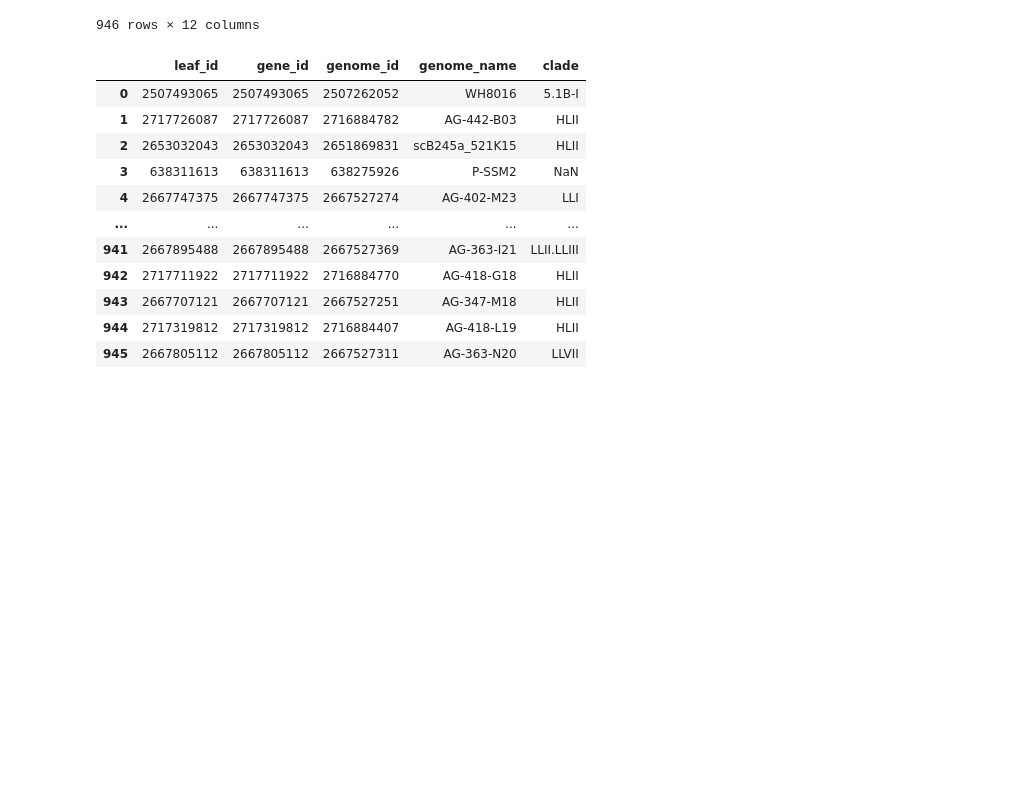
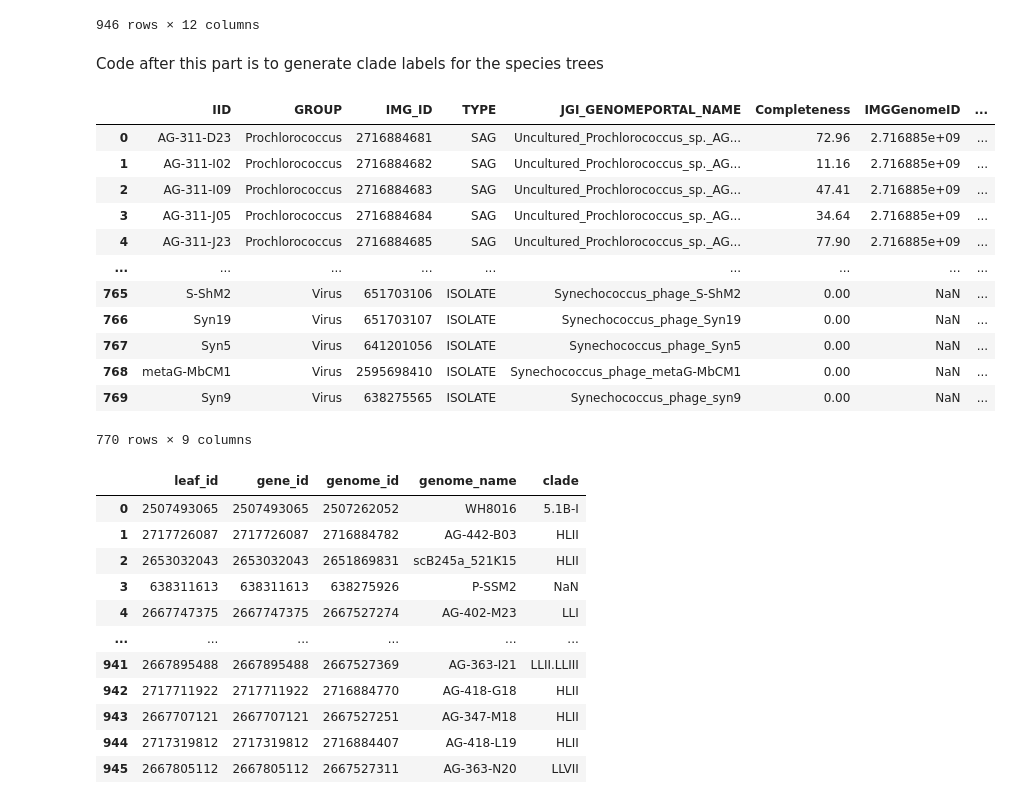
Before and after one commit to Jonahv11/cyano-serralysins, a Jupyter notebook: cycog-tree-tool/gene_labels.ipynb, the cells around one changed output. Cells and saved outputs as stored; diff of their text form; code cells hidden in the pictures; blank space fills up the shorter version.

Commit message:
still working on clade annots for species trees

```diff
--- a/cycog-tree-tool/gene_labels.ipynb
+++ b/cycog-tree-tool/gene_labels.ipynb
@@ -93,6 +93,31 @@ with open(output_file, 'w') as outfile:
 os.remove('lgnd.txt')
 os.remove('title.txt')
 os.remove(cycog_check)
+# %% [markdown]
+Code after this part is to generate clade labels for the species trees
+# %%
+GENOMES = 'data/0/cycogsgenomes.tsv'
+CLADE_MAP = 'data/0/updated-genome-clades.csv'
+# %%
+genomes_df = pd.read_csv(GENOMES, sep='\t')
+clade_df = pd.read_csv(CLADE_MAP)
+label_df = pd.merge(genomes_df, clade_df, left_on='IMG_ID', right_on='IMGGenomeID', how='left') # merge dataframes matching IMG_ID with IMGGENOMEID
+
+label_df
+# %% [output]
+|  | IID | GROUP | IMG_ID | TYPE | JGI_GENOMEPORTAL_NAME | Completeness | IMGGenomeID | ... |
+| 0 | AG-311-D23 | Prochlorococcus | 2716884681 | SAG | Uncultured_Prochlorococcus_sp._AG... | 72.96 | 2.716885e+09 | ... |
+| 1 | AG-311-I02 | Prochlorococcus | 2716884682 | SAG | Uncultured_Prochlorococcus_sp._AG... | 11.16 | 2.716885e+09 | ... |
+| 2 | AG-311-I09 | Prochlorococcus | 2716884683 | SAG | Uncultured_Prochlorococcus_sp._AG... | 47.41 | 2.716885e+09 | ... |
+| 3 | AG-311-J05 | Prochlorococcus | 2716884684 | SAG | Uncultured_Prochlorococcus_sp._AG... | 34.64 | 2.716885e+09 | ... |
+| 4 | AG-311-J23 | Prochlorococcus | 2716884685 | SAG | Uncultured_Prochlorococcus_sp._AG... | 77.90 | 2.716885e+09 | ... |
+| ... | ... | ... | ... | ... | ... | ... | ... | ... |
+| 765 | S-ShM2 | Virus | 651703106 | ISOLATE | Synechococcus_phage_S-ShM2 | 0.00 | NaN | ... |
+| 766 | Syn19 | Virus | 651703107 | ISOLATE | Synechococcus_phage_Syn19 | 0.00 | NaN | ... |
+| 767 | Syn5 | Virus | 641201056 | ISOLATE | Synechococcus_phage_Syn5 | 0.00 | NaN | ... |
+| 768 | metaG-MbCM1 | Virus | 2595698410 | ISOLATE | Synechococcus_phage_metaG-MbCM1 | 0.00 | NaN | ... |
+| 769 | Syn9 | Virus | 638275565 | ISOLATE | Synechococcus_phage_syn9 | 0.00 | NaN | ... |
+770 rows × 9 columns
 # %%
 mapping_df = label_df[['gene_id', 'IMG_ID', 'genome_name', 'Clade']].rename(columns={'IMG_ID': 'genome_id', 'Clade': 'clade'})
 mapping_df['leaf_id'] = mapping_df['gene_id']
```
Also changed, not shown: parts of 6 cells of this notebook, 2 other files.
